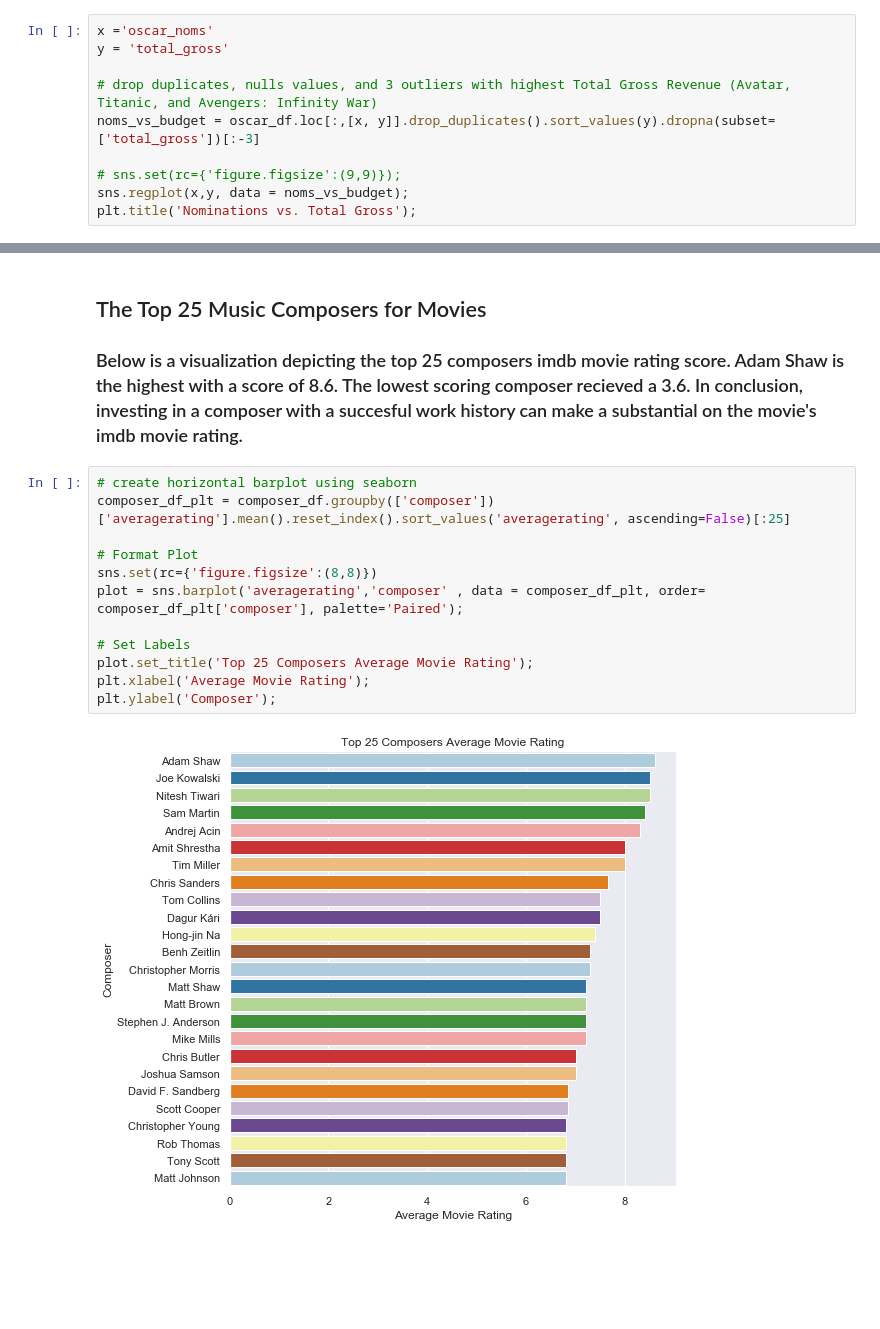
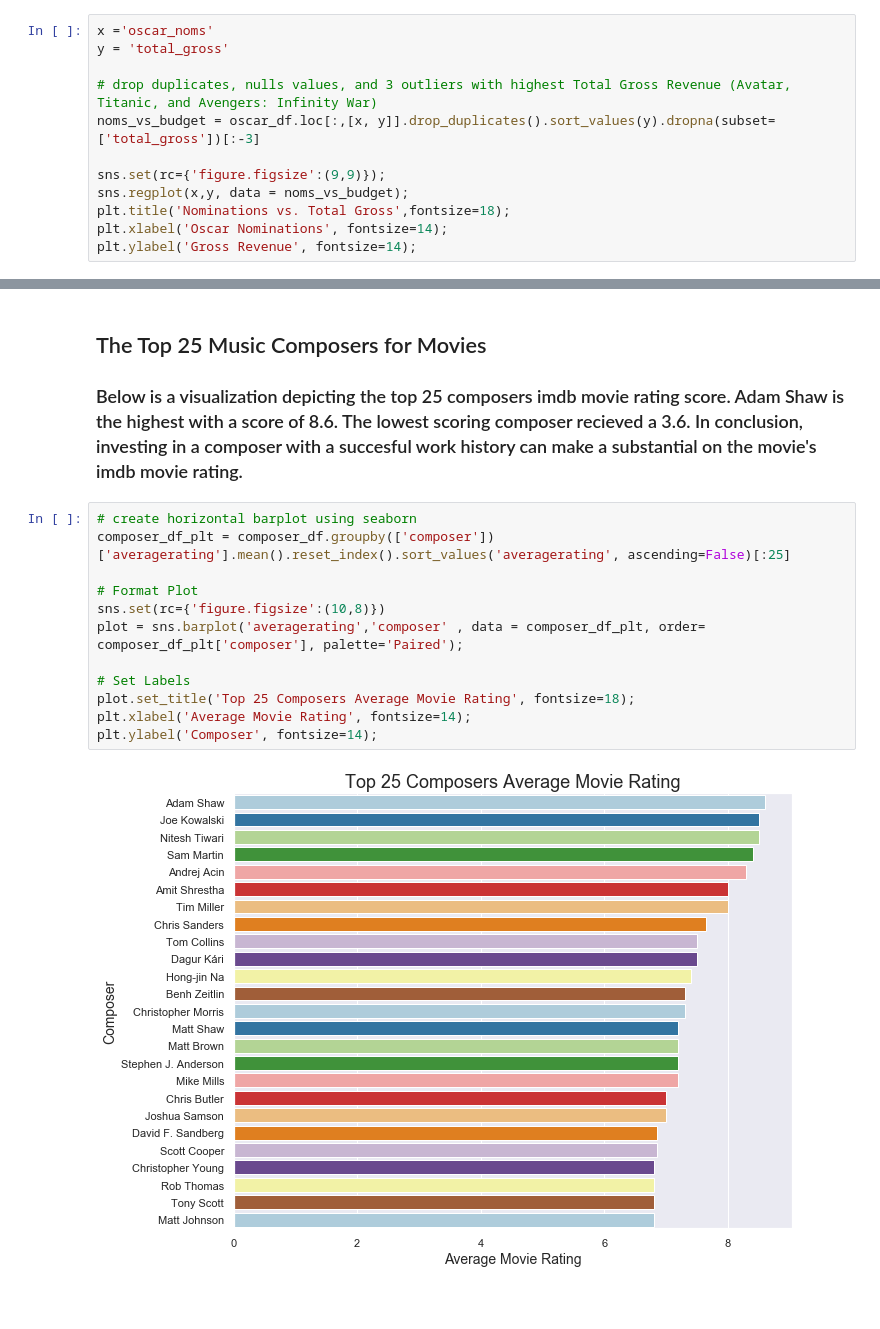
Before and after one commit to khyateed/Movie-Data-Analysis, a Jupyter notebook: student.ipynb, the cells around one changed output, grey strips where cells are left out. Drawn from its saved outputs; the diff is of its cells as text; blank space fills up the shorter version.

```diff
--- a/student.ipynb
+++ b/student.ipynb
@@ -185,7 +184,9 @@ y = 'total_gross'
 # drop duplicates, nulls values, and 3 outliers with highest Total Gross Revenue (Avatar, Titanic, and Avengers: Infinity War)
 noms_vs_budget = oscar_df.loc[:,[x, y]].drop_duplicates().sort_values(y).dropna(subset=['total_gross'])[:-3]
 
-# sns.set(rc={'figure.figsize':(9,9)});
+sns.set(rc={'figure.figsize':(9,9)});
 sns.regplot(x,y, data = noms_vs_budget);
-plt.title('Nominations vs. Total Gross');
+plt.title('Nominations vs. Total Gross',fontsize=18);
+plt.xlabel('Oscar Nominations', fontsize=14);
+plt.ylabel('Gross Revenue', fontsize=14);
 # %% [output]
@@ -596,17 +644,17 @@ plt.ylabel('IMDB Movie Score');
 # %%
 # create horizontal barplot using seaborn
 composer_df_plt = composer_df.groupby(['composer'])['averagerating'].mean().reset_index().sort_values('averagerating', ascending=False)[:25]
 
 # Format Plot
-sns.set(rc={'figure.figsize':(8,8)})
+sns.set(rc={'figure.figsize':(10,8)})
 plot = sns.barplot('averagerating','composer' , data = composer_df_plt, order= composer_df_plt['composer'], palette='Paired');
 
 # Set Labels
-plot.set_title('Top 25 Composers Average Movie Rating');
-plt.xlabel('Average Movie Rating');
-plt.ylabel('Composer');
+plot.set_title('Top 25 Composers Average Movie Rating', fontsize=18);
+plt.xlabel('Average Movie Rating', fontsize=14);
+plt.ylabel('Composer', fontsize=14);
 # %% [output]
-[figure, old version]
+[figure, new version]
 # %% [markdown]
 <br>
 # %% [markdown]
```
Also changed, not shown: parts of 43 cells of this notebook, 7 other files.
